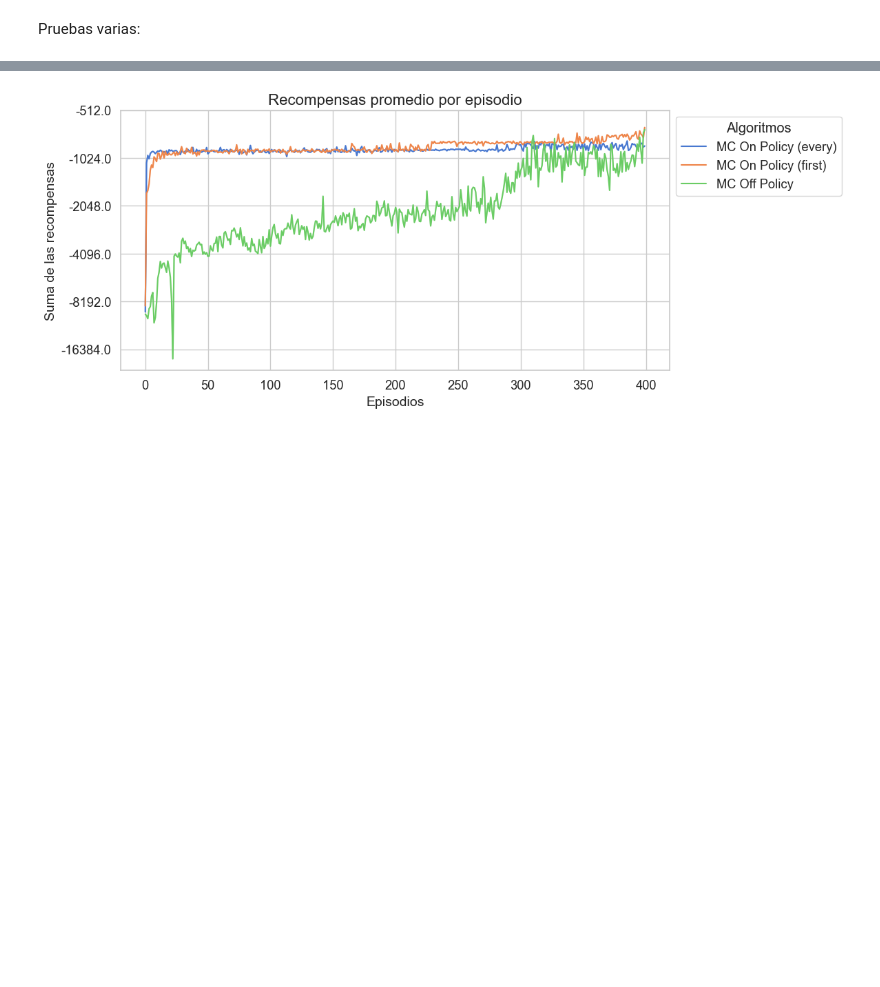
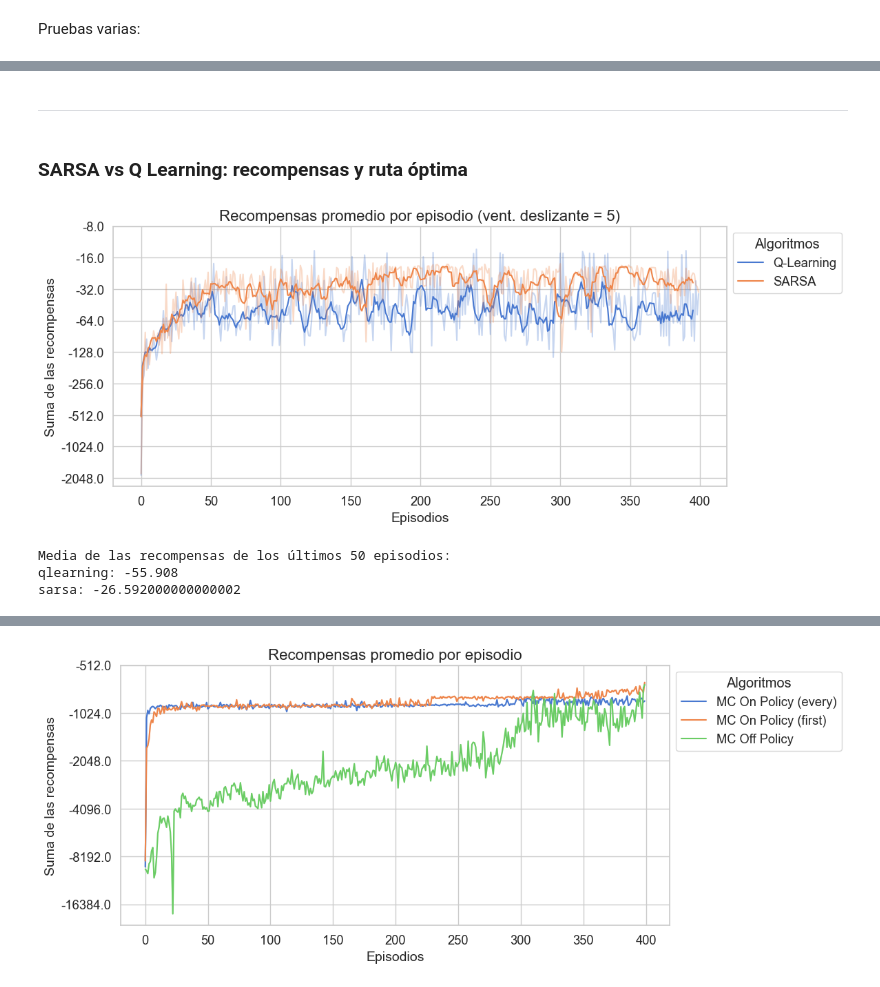
Before and after one commit to mlucasumu/EML_RL_LucasOrtiz, a Jupyter notebook: entornos_complejos/metodos_tabulares.ipynb, the cells around one changed output, grey strips where cells are left out. Drawn from its saved outputs; the diff is of its cells as text; code cells hidden in the pictures; blank space fills up the shorter version.

```diff
--- a/entornos_complejos/metodos_tabulares.ipynb
+++ b/entornos_complejos/metodos_tabulares.ipynb
@@ -96,0 +224,19 @@ qtable_sarsa, rewards_sarsa, episode_lengths_sarsa, stats_sarsa = agent_sarsa.tr
+# %% [markdown]
+---
+# %% [markdown]
+### SARSA vs Q Learning: recompensas y ruta óptima
+# %%
+plotting.plot_rewards([rewards_qlearning, rewards_sarsa],
+                      ["Q-Learning", "SARSA"],
+                      log_scale=True,
+                      rolling_window=5)
+# %% [output]
+[figure, added]
+# %%
+print("Media de las recompensas de los últimos 50 episodios:")
+print("qlearning:", rewards_qlearning[-50:].mean())
+print("sarsa:", rewards_sarsa[-50:].mean())
+# %% [output]
+Media de las recompensas de los últimos 50 episodios:
+qlearning: -55.908
+sarsa: -26.592000000000002
```
Also changed, not shown: parts of 51 cells of this notebook.
